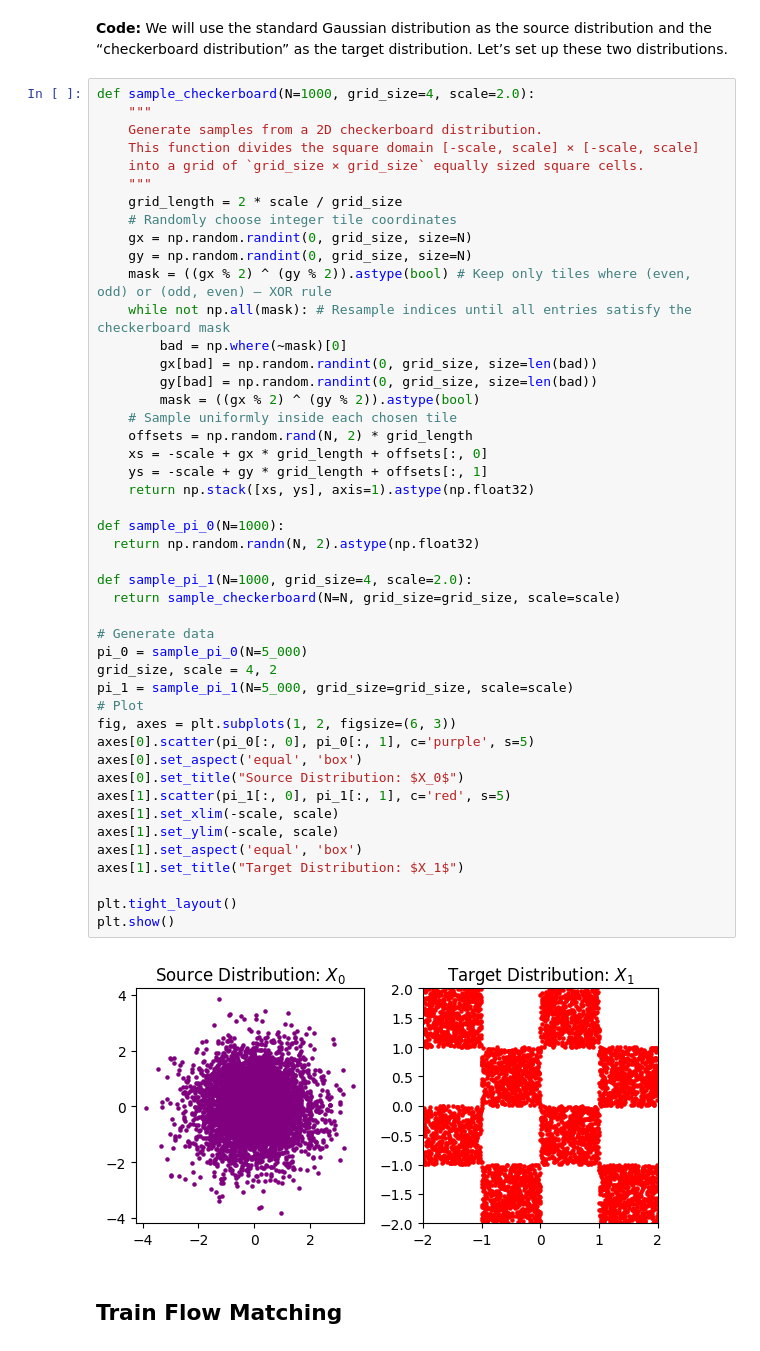
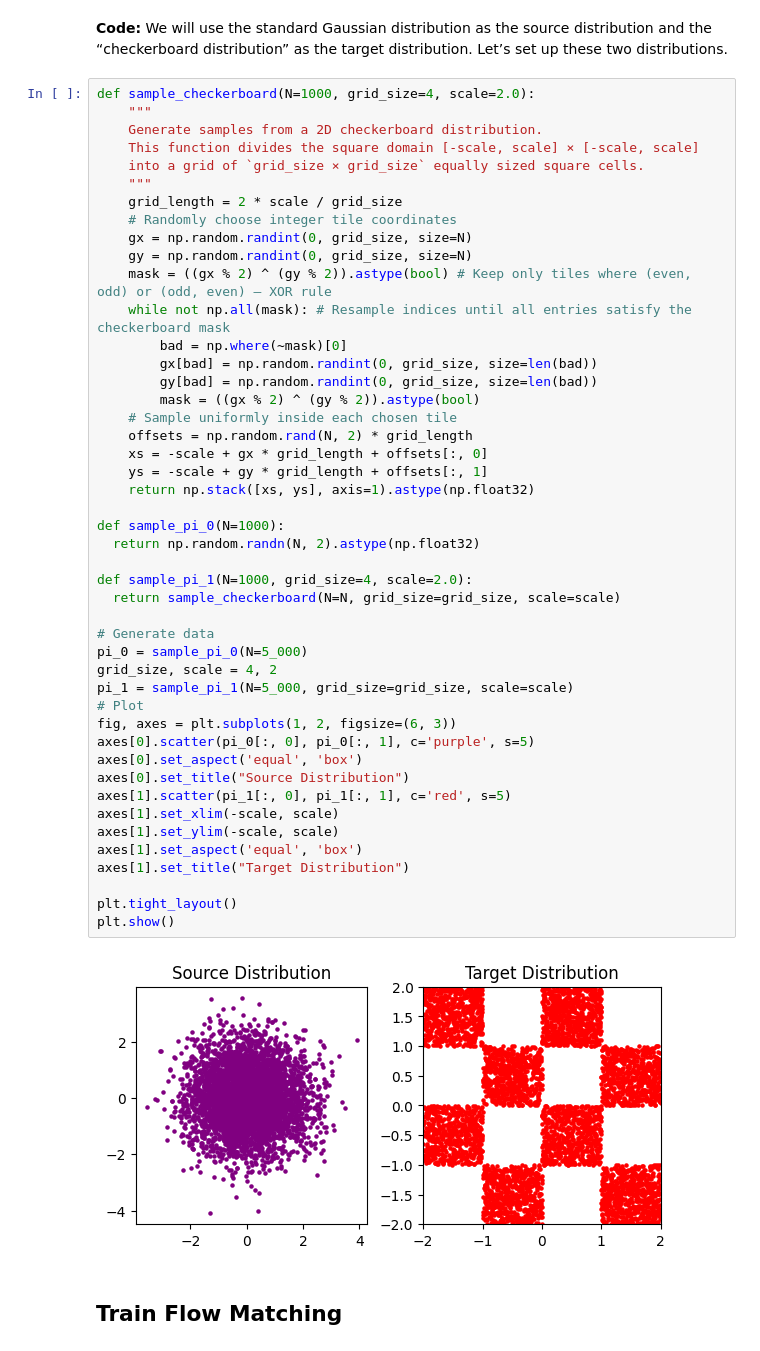
Before and after one commit to wenhangao21/Tutorials, a Jupyter notebook: Generative_Models/flow_matching/Flow_matching_code_only.ipynb, the cells around one changed output. Saved outputs shown, nothing was run; the diff lists cells and outputs as text.

```diff
--- a/Generative_Models/flow_matching/Flow_matching_code_only.ipynb
+++ b/Generative_Models/flow_matching/Flow_matching_code_only.ipynb
@@ -36,36 +36,36 @@ def sample_checkerboard(N=1000, grid_size=4, scale=2.0):
         gy[bad] = np.random.randint(0, grid_size, size=len(bad))
         mask = ((gx % 2) ^ (gy % 2)).astype(bool)
     # Sample uniformly inside each chosen tile
     offsets = np.random.rand(N, 2) * grid_length
     xs = -scale + gx * grid_length + offsets[:, 0]
     ys = -scale + gy * grid_length + offsets[:, 1]
     return np.stack([xs, ys], axis=1).astype(np.float32)
 
 def sample_pi_0(N=1000):
   return np.random.randn(N, 2).astype(np.float32)
 
 def sample_pi_1(N=1000, grid_size=4, scale=2.0):
   return sample_checkerboard(N=N, grid_size=grid_size, scale=scale)
 
 # Generate data
 pi_0 = sample_pi_0(N=5_000)
 grid_size, scale = 4, 2
 pi_1 = sample_pi_1(N=5_000, grid_size=grid_size, scale=scale)
 # Plot
 fig, axes = plt.subplots(1, 2, figsize=(6, 3))
 axes[0].scatter(pi_0[:, 0], pi_0[:, 1], c='purple', s=5)
 axes[0].set_aspect('equal', 'box')
-axes[0].set_title("Source Distribution: $X_0$")
+axes[0].set_title("Source Distribution")
 axes[1].scatter(pi_1[:, 0], pi_1[:, 1], c='red', s=5)
 axes[1].set_xlim(-scale, scale)
 axes[1].set_ylim(-scale, scale)
 axes[1].set_aspect('equal', 'box')
-axes[1].set_title("Target Distribution: $X_1$")
+axes[1].set_title("Target Distribution")
 
 plt.tight_layout()
 plt.show()
 # %% [output]
-[figure, old version]
+[figure, new version]
 # %% [markdown]
 ## Train Flow Matching
 # %% [markdown]
```
Also changed, not shown: parts of 1 cell of this notebook, 3 other files.
